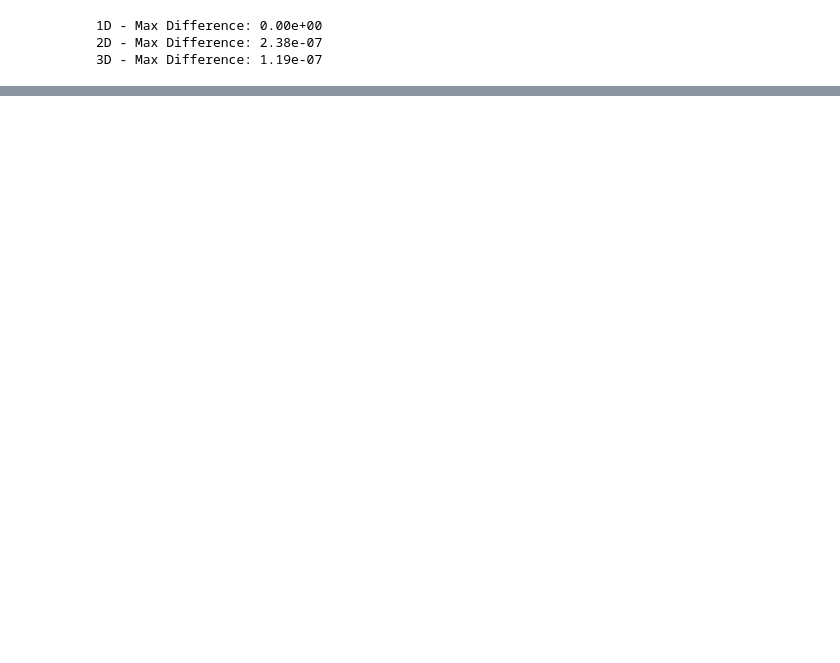
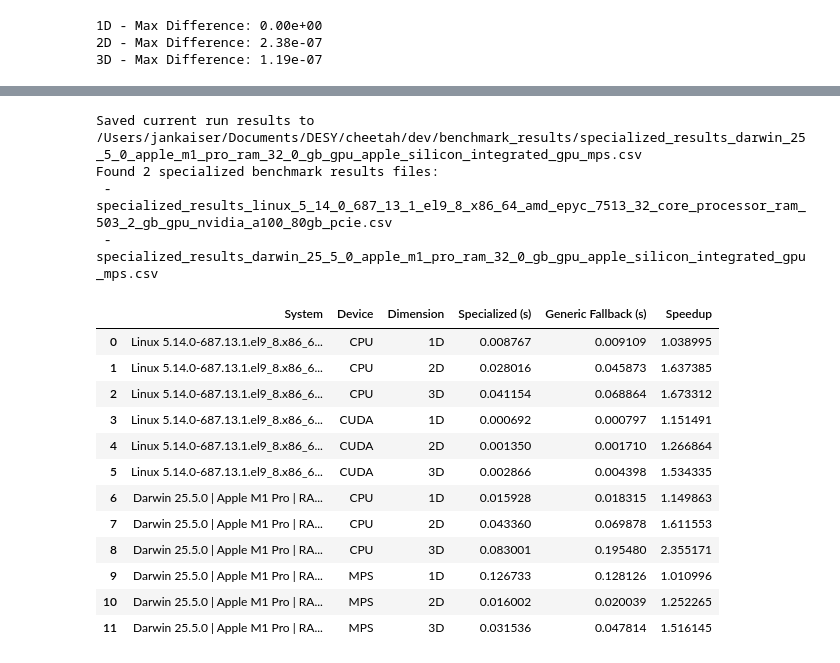
Before and after one commit to desy-ml/cheetah, a Jupyter notebook: dev/benchmark_specialized_paths.ipynb, the cells around one changed output, grey strips where cells are left out. Cells and saved outputs as stored; diff of their text form; code cells hidden in the pictures; blank space fills up the shorter version.

```diff
--- a/dev/benchmark_specialized_paths.ipynb
+++ b/dev/benchmark_specialized_paths.ipynb
@@ -193,2 +264,50 @@ df_res
+# %%
+# Save results to CSV
+run_data = []
+for idx, row in df_res.iterrows():
+    run_data.append({
+        "System": system_label,
+        "Device": row["Device"],
+        "Dimension": row["Dimension"],
+        "Specialized (s)": row["Specialized (s)"],
+        "Generic Fallback (s)": row["Generic Fallback (s)"],
+        "Speedup": row["Speedup"]
+    })
+df_run = pd.DataFrame(run_data)
+
+system_slug = re.sub(r'[^a-z0-9]+', '_', system_label.lower()).strip('_')
+results_dir = os.path.join(repo_root, "dev", "benchmark_results")
+os.makedirs(results_dir, exist_ok=True)
+csv_filename = os.path.join(results_dir, f"specialized_results_{system_slug}.csv")
+df_run.to_csv(csv_filename, index=False)
+print(f"Saved current run results to {csv_filename}")
+
+# Read all specialized results files
+all_files = glob.glob(os.path.join(results_dir, "specialized_results_*.csv"))
+print(f"Found {len(all_files)} specialized benchmark results files:")
+all_dfs = []
+for file in all_files:
+    print(f" - {os.path.basename(file)}")
+    all_dfs.append(pd.read_csv(file))
+combined_df = pd.concat(all_dfs, ignore_index=True)
+combined_df
+# %% [output]
+Saved current run results to /Users/jankaiser/Documents/DESY/cheetah/dev/benchmark_results/specialized_results_darwin_25_5_0_apple_m1_pro_ram_32_0_gb_gpu_apple_silicon_integrated_gpu_mps.csv
+Found 2 specialized benchmark results files:
+ - specialized_results_linux_5_14_0_687_13_1_el9_8_x86_64_amd_epyc_7513_32_core_processor_ram_503_2_gb_gpu_nvidia_a100_80gb_pcie.csv
+ - specialized_results_darwin_25_5_0_apple_m1_pro_ram_32_0_gb_gpu_apple_silicon_integrated_gpu_mps.csv
+|  | System | Device | Dimension | Specialized (s) | Generic Fallback (s) | Speedup |
+| 0 | Linux 5.14.0-687.13.1.el9_8.x86_6... | CPU | 1D | 0.008767 | 0.009109 | 1.038995 |
+| 1 | Linux 5.14.0-687.13.1.el9_8.x86_6... | CPU | 2D | 0.028016 | 0.045873 | 1.637385 |
+| 2 | Linux 5.14.0-687.13.1.el9_8.x86_6... | CPU | 3D | 0.041154 | 0.068864 | 1.673312 |
+| 3 | Linux 5.14.0-687.13.1.el9_8.x86_6... | CUDA | 1D | 0.000692 | 0.000797 | 1.151491 |
+| 4 | Linux 5.14.0-687.13.1.el9_8.x86_6... | CUDA | 2D | 0.001350 | 0.001710 | 1.266864 |
+| 5 | Linux 5.14.0-687.13.1.el9_8.x86_6... | CUDA | 3D | 0.002866 | 0.004398 | 1.534335 |
+| 6 | Darwin 25.5.0 | Apple M1 Pro | RA... | CPU | 1D | 0.015928 | 0.018315 | 1.149863 |
+| 7 | Darwin 25.5.0 | Apple M1 Pro | RA... | CPU | 2D | 0.043360 | 0.069878 | 1.611553 |
+| 8 | Darwin 25.5.0 | Apple M1 Pro | RA... | CPU | 3D | 0.083001 | 0.195480 | 2.355171 |
+| 9 | Darwin 25.5.0 | Apple M1 Pro | RA... | MPS | 1D | 0.126733 | 0.128126 | 1.010996 |
+| 10 | Darwin 25.5.0 | Apple M1 Pro | RA... | MPS | 2D | 0.016002 | 0.020039 | 1.252265 |
+| 11 | Darwin 25.5.0 | Apple M1 Pro | RA... | MPS | 3D | 0.031536 | 0.047814 | 1.516145 |
 # %%
 def plot_comparison(df):
```
Also changed, not shown: parts of 4 cells of this notebook, 6 other files.
